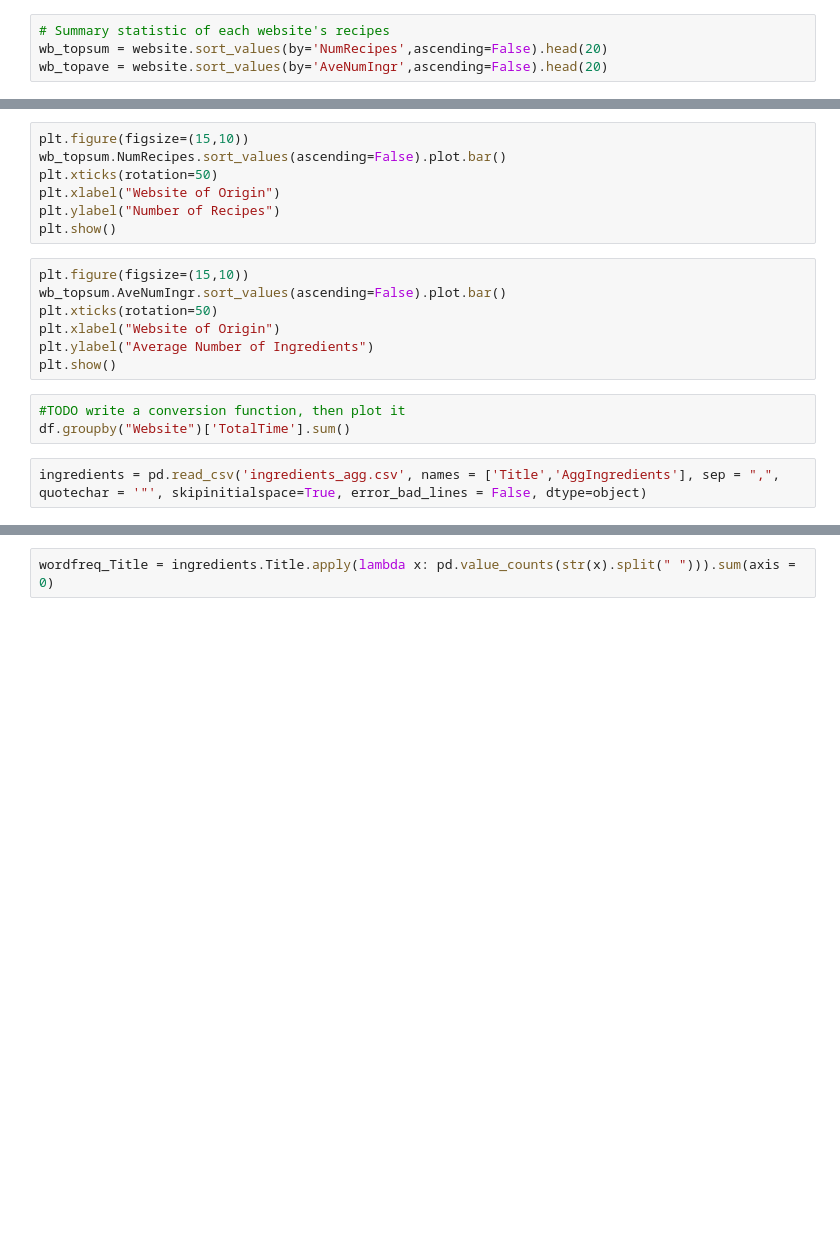
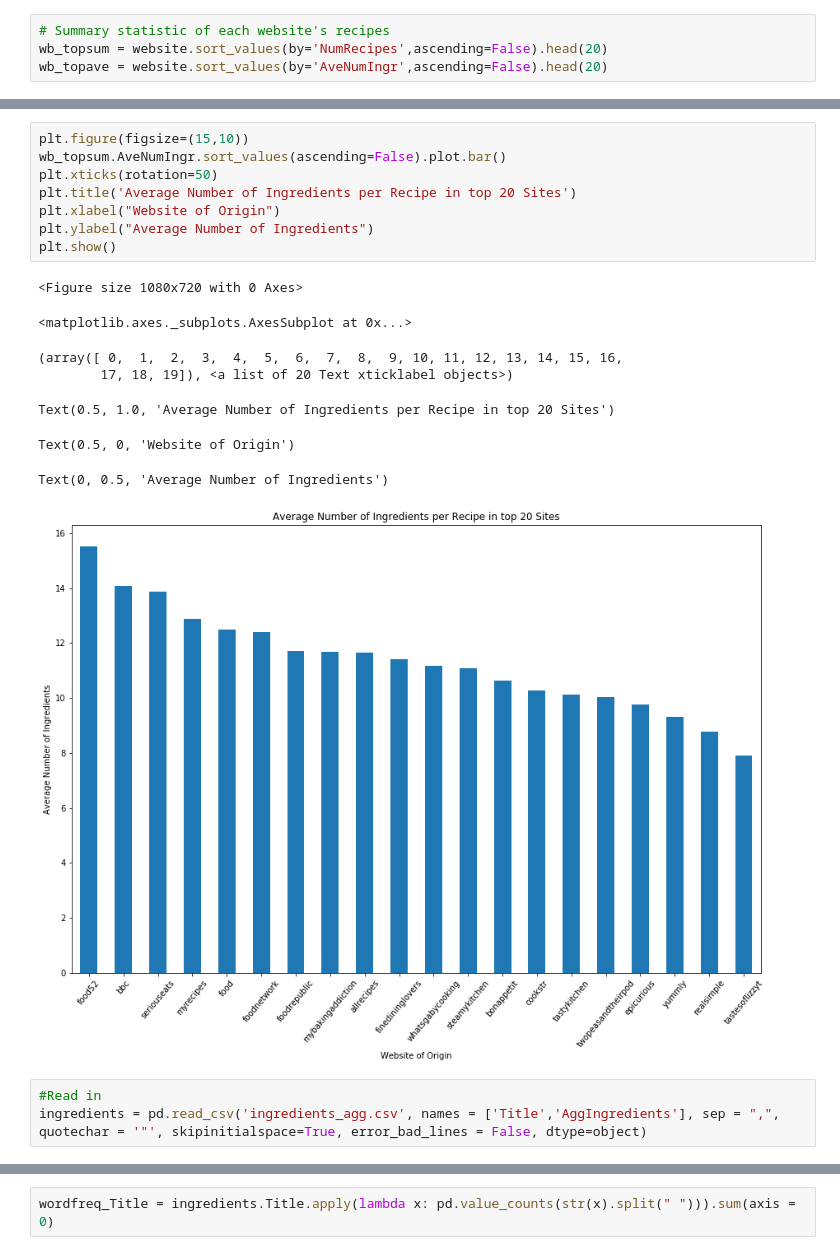
Before and after one commit to nemasobhani/Nutrition-from-Web-Scraped-Recipes, a Jupyter notebook: WordClouds.ipynb, the cells around one changed output, grey strips where cells are left out. Saved outputs shown, nothing was run; the diff lists cells and outputs as text; blank space fills up the shorter version.

```diff
--- a/WordClouds.ipynb
+++ b/WordClouds.ipynb
@@ -56,20 +120,21 @@ plt.show()
 # %%
 plt.figure(figsize=(15,10))
-wb_topsum.NumRecipes.sort_values(ascending=False).plot.bar()
+wb_topsum.AveNumIngr.sort_values(ascending=False).plot.bar()
 plt.xticks(rotation=50)
+plt.title('Average Number of Ingredients per Recipe in top 20 Sites')
 plt.xlabel("Website of Origin")
-plt.ylabel("Number of Recipes")
+plt.ylabel("Average Number of Ingredients")
 plt.show()
+# %% [output]
+<Figure size 1080x720 with 0 Axes>
+<matplotlib.axes._subplots.AxesSubplot at 0x...>
+(array([ 0,  1,  2,  3,  4,  5,  6,  7,  8,  9, 10, 11, 12, 13, 14, 15, 16,
+        17, 18, 19]), <a list of 20 Text xticklabel objects>)
+Text(0.5, 1.0, 'Average Number of Ingredients per Recipe in top 20 Sites')
+Text(0.5, 0, 'Website of Origin')
+Text(0, 0.5, 'Average Number of Ingredients')
+[figure, added]
-# %%
-plt.figure(figsize=(15,10))
-wb_topsum.AveNumIngr.sort_values(ascending=False).plot.bar()
-plt.xticks(rotation=50)
-plt.xlabel("Website of Origin")
-plt.ylabel("Average Number of Ingredients")
-plt.show()
-# %%
-#TODO write a conversion function, then plot it
-df.groupby("Website")['TotalTime'].sum()
 # %%
+#Read in
 ingredients = pd.read_csv('ingredients_agg.csv', names = ['Title','AggIngredients'], sep = ",", quotechar = '"', skipinitialspace=True, error_bad_lines = False, dtype=object)
 # %%
```
Also changed, not shown: parts of 43 cells of this notebook, 15 other files.
